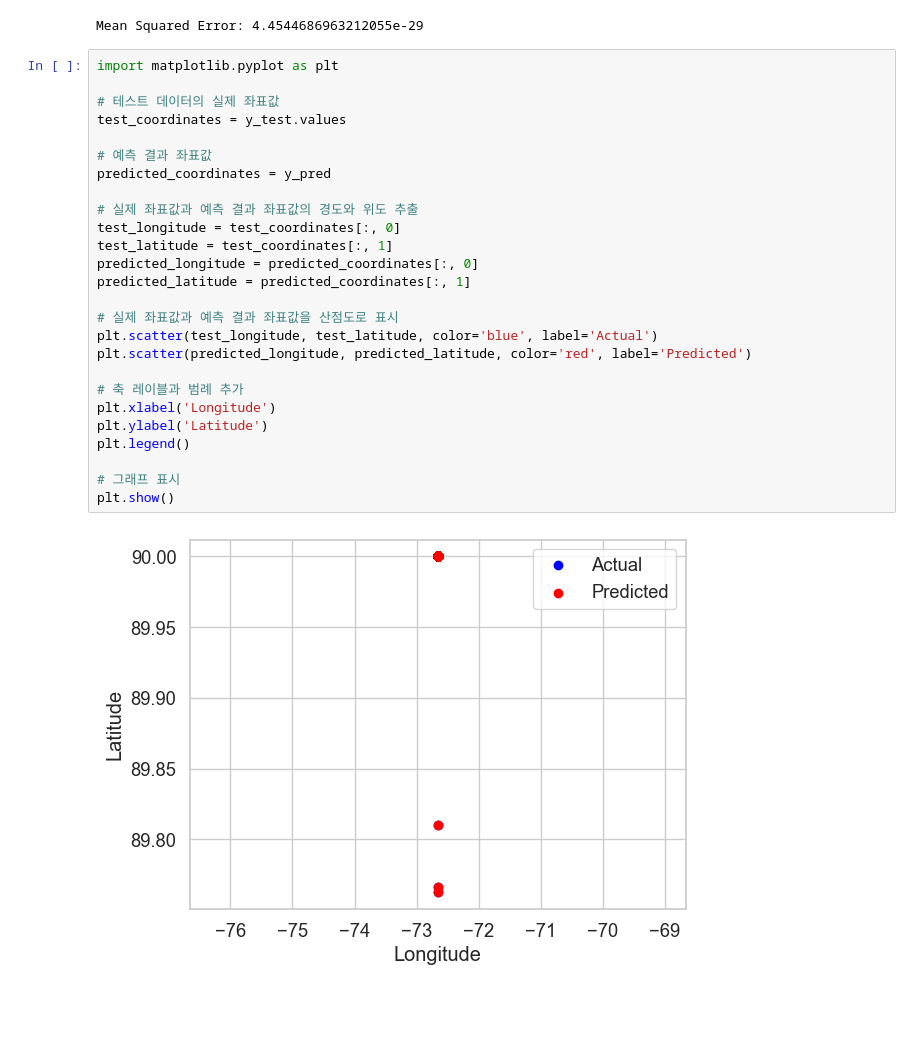
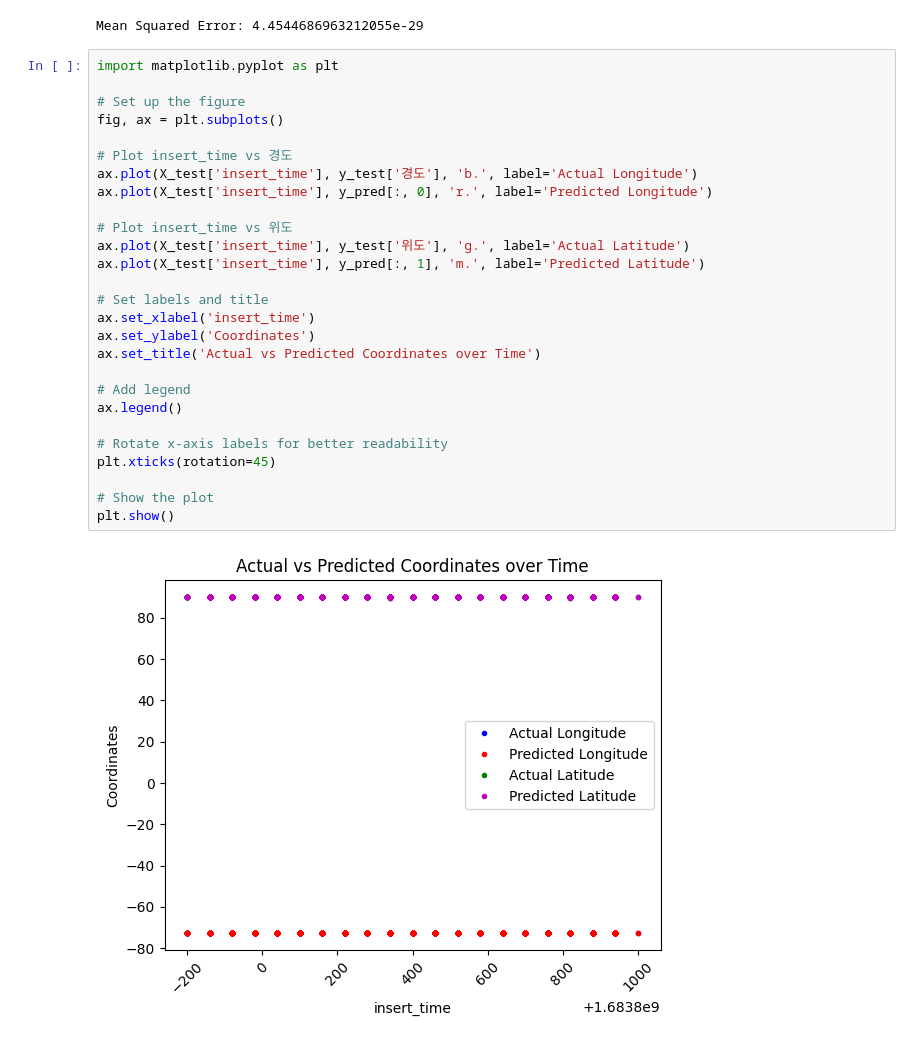
Before and after one commit to JWY0717/DA, a Jupyter notebook: DA/notebooks/03_model.ipynb, the cells around one changed output. Cells and saved outputs as stored; diff of their text form; blank space fills up the shorter version.

```diff
--- a/DA/notebooks/03_model.ipynb
+++ b/DA/notebooks/03_model.ipynb
@@ -55,31 +55,32 @@ mse = mean_squared_error(y_test, y_pred)
 print("Mean Squared Error:", mse)
 # %% [output]
 Mean Squared Error: 4.4544686963212055e-29
-# %%
-import matplotlib.pyplot as plt
-
-# 테스트 데이터의 실제 좌표값
-test_coordinates = y_test.values
-
-# 예측 결과 좌표값
-predicted_coordinates = y_pred
-
-# 실제 좌표값과 예측 결과 좌표값의 경도와 위도 추출
-test_longitude = test_coordinates[:, 0]
-test_latitude = test_coordinates[:, 1]
-predicted_longitude = predicted_coordinates[:, 0]
-predicted_latitude = predicted_coordinates[:, 1]
-
-# 실제 좌표값과 예측 결과 좌표값을 산점도로 표시
-plt.scatter(test_longitude, test_latitude, color='blue', label='Actual')
-plt.scatter(predicted_longitude, predicted_latitude, color='red', label='Predicted')
-
-# 축 레이블과 범례 추가
-plt.xlabel('Longitude')
-plt.ylabel('Latitude')
-plt.legend()
-
-# 그래프 표시
-plt.show()
-# %% [output]
-[figure, removed]
+# %%
+import matplotlib.pyplot as plt
+
+# Set up the figure
+fig, ax = plt.subplots()
+
+# Plot insert_time vs 경도
+ax.plot(X_test['insert_time'], y_test['경도'], 'b.', label='Actual Longitude')
+ax.plot(X_test['insert_time'], y_pred[:, 0], 'r.', label='Predicted Longitude')
+
+# Plot insert_time vs 위도
+ax.plot(X_test['insert_time'], y_test['위도'], 'g.', label='Actual Latitude')
+ax.plot(X_test['insert_time'], y_pred[:, 1], 'm.', label='Predicted Latitude')
+
+# Set labels and title
+ax.set_xlabel('insert_time')
+ax.set_ylabel('Coordinates')
+ax.set_title('Actual vs Predicted Coordinates over Time')
+
+# Add legend
+ax.legend()
+
+# Rotate x-axis labels for better readability
+plt.xticks(rotation=45)
+
+# Show the plot
+plt.show()
+# %% [output]
+[figure, added]
```
Also changed, not shown: parts of 2 cells of this notebook.
